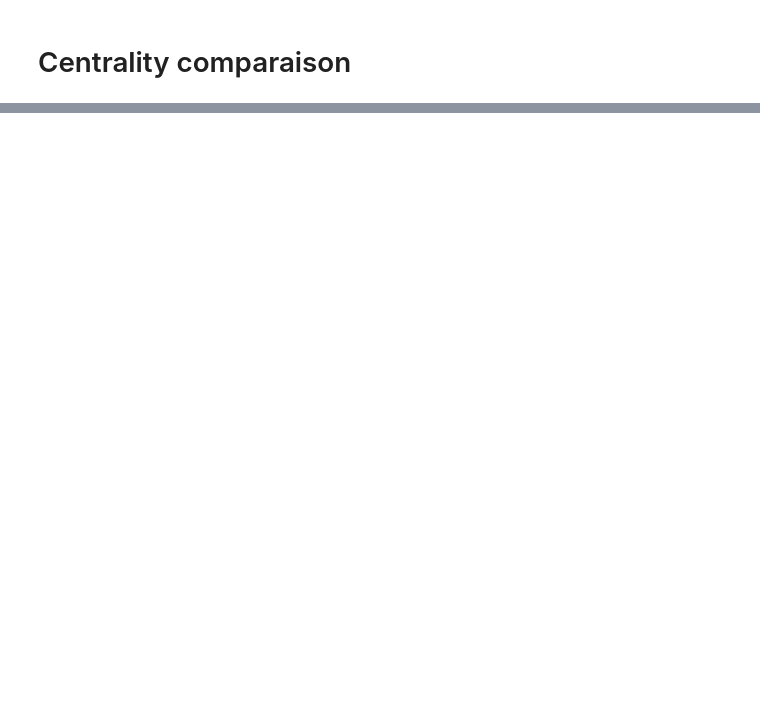
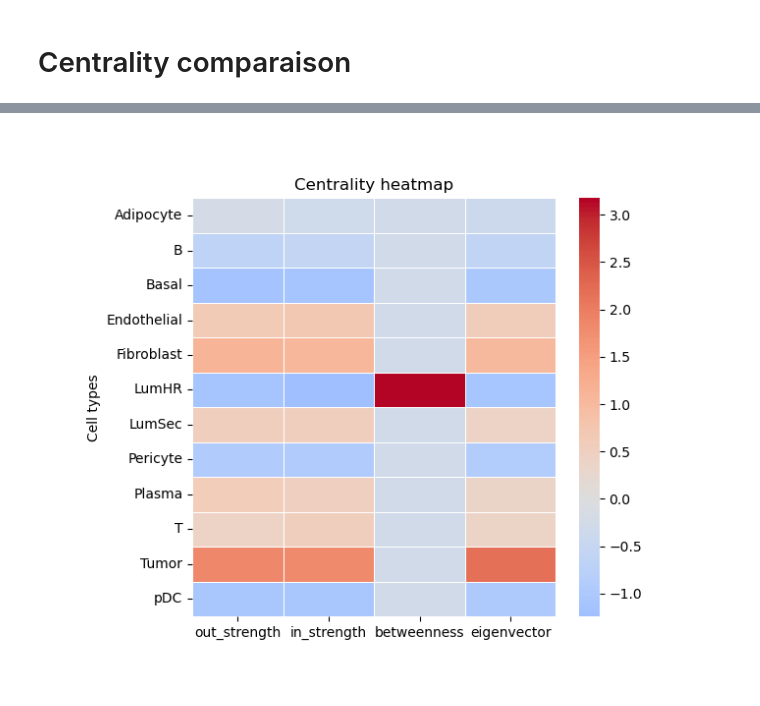
Before and after one commit to Lilian-GA/GenMed_CCC, a Jupyter notebook: sender_receiver_analysis.ipynb, the cells around one changed output, grey strips where cells are left out. Cells and saved outputs as stored; diff of their text form; code cells hidden in the pictures; blank space fills up the shorter version.

Commit message:
centrality analysis

```diff
--- a/sender_receiver_analysis.ipynb
+++ b/sender_receiver_analysis.ipynb
@@ -148,0 +150,17 @@ fig = circos.plotfig()
+# %%
+def build_ccc_network_from_matrix(mat, threshold=0.0):
+    """
+    Construit un graphe dirigé pondéré à partir
+    d'une matrice source x target
+    """
+    G = nx.DiGraph()
+
+    for source in mat.index:
+        for target in mat.columns:
+            weight = mat.loc[source, target]
+            if weight > threshold:
+                G.add_edge(source, target, weight=weight)
+
+    return G
+# %%
+network_sein = build_ccc_network_from_matrix(df_sein)
@@ -148,0 +169,9 @@ fig = circos.plotfig()
+# %%
+def compute_centralities(G):
+    cent = pd.DataFrame(index=G.nodes())
+    cent["out_strength"] = pd.Series(dict(G.out_degree(weight="weight")))
+    cent["in_strength"] = pd.Series(dict(G.in_degree(weight="weight")))
+    cent["betweenness"] = pd.Series(nx.betweenness_centrality(G, weight="weight", normalized=True))
+    cent["eigenvector"] = pd.Series(nx.eigenvector_centrality_numpy(G, weight="weight"))
+
+    return cent.fillna(0)
@@ -148,0 +216,19 @@ fig = circos.plotfig()
+# %%
+def plot_centrality_heatmap(cent, title="Centrality heatmap"):
+    cent_norm = (cent - cent.mean()) / cent.std()
+
+    plt.figure(figsize=(6, 5))
+    sns.heatmap(
+        cent_norm,
+        cmap="coolwarm",
+        center=0,
+        linewidths=0.5
+    )
+    plt.title(title)
+    plt.ylabel("Cell types")
+    plt.tight_layout()
+    plt.show()
+# %%
+plot_centrality_heatmap(compute_centralities(network_sein))
+# %% [output]
+[figure, added]
```
Also changed, not shown: parts of 13 cells of this notebook.
